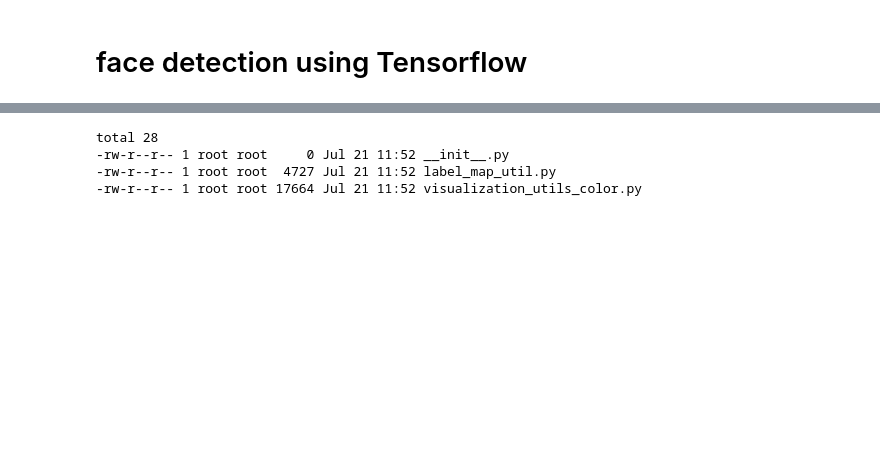
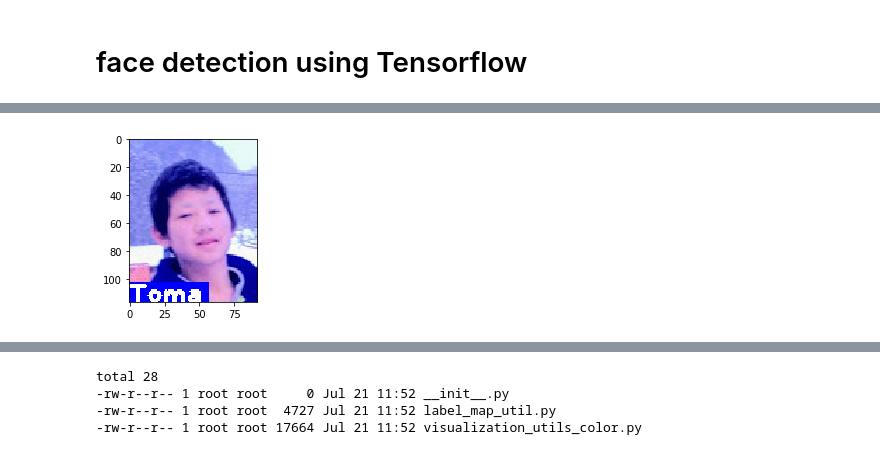
Before and after one commit to xiaomuc/opencv, a Jupyter notebook: face_tensor.ipynb, the cells around one changed output, grey strips where cells are left out. Cells and saved outputs as stored; diff of their text form; code cells hidden in the pictures; blank space fills up the shorter version.

```diff
--- a/face_tensor.ipynb
+++ b/face_tensor.ipynb
@@ -322,8 +349,8 @@ def save_face_images(face_images,dir,pre):
 
 #file_name="./test-data/img_report.jpg"
 #file_name="./test-data/IMG_5710_s.JPG" # k family
-file_name="./test-data/12.jpg" # N family
-#file_name=os.path.join(DRIVE_ROOT,"test-data/IMG_4523.JPG") # family
+#file_name="./test-data/12.jpg" # N family
+file_name=os.path.join(DRIVE_ROOT,"test-data/IMG_4523.JPG") # family
 test_dir=os.path.join(DRIVE_ROOT,"test-data")
 
 image=cv2.imread(file_name)
@@ -349,3 +374,4 @@ save_face_images(face_images,dir,'test')
+[figure, added]
 # %%
 def recognize_movie(video_file,output_file=None,view=True):
     print(video_file)
```
Also changed, not shown: parts of 4 cells of this notebook.
